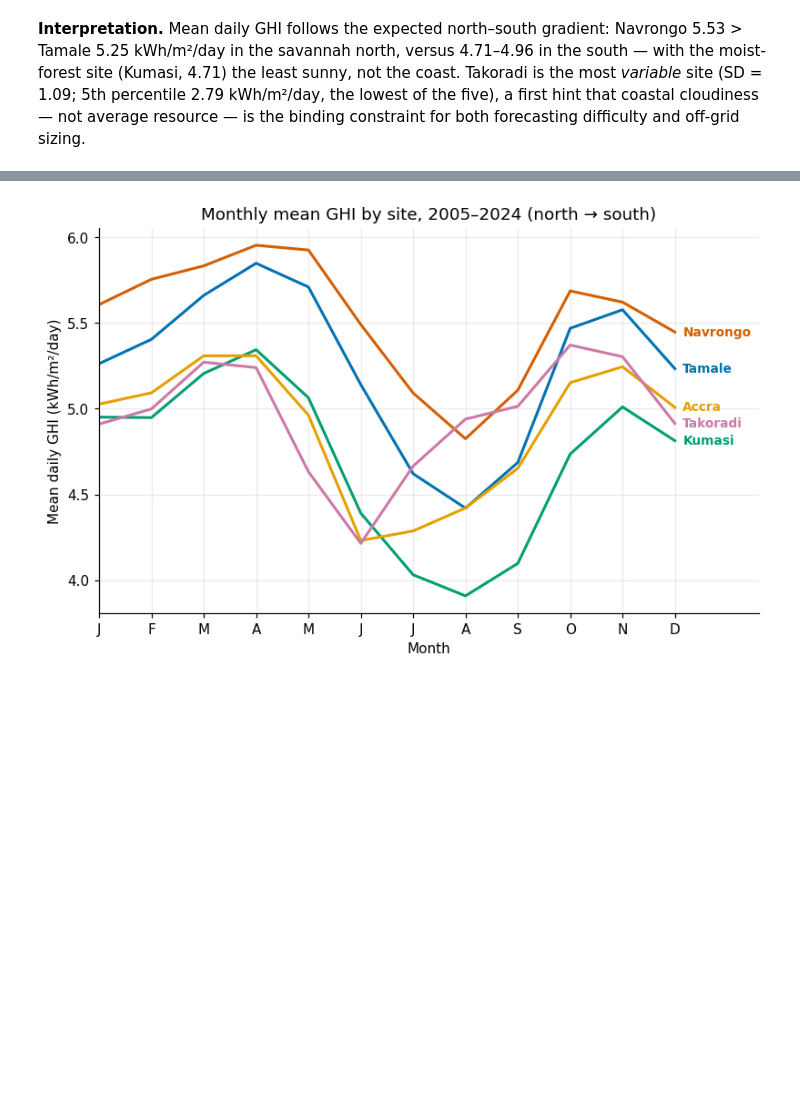
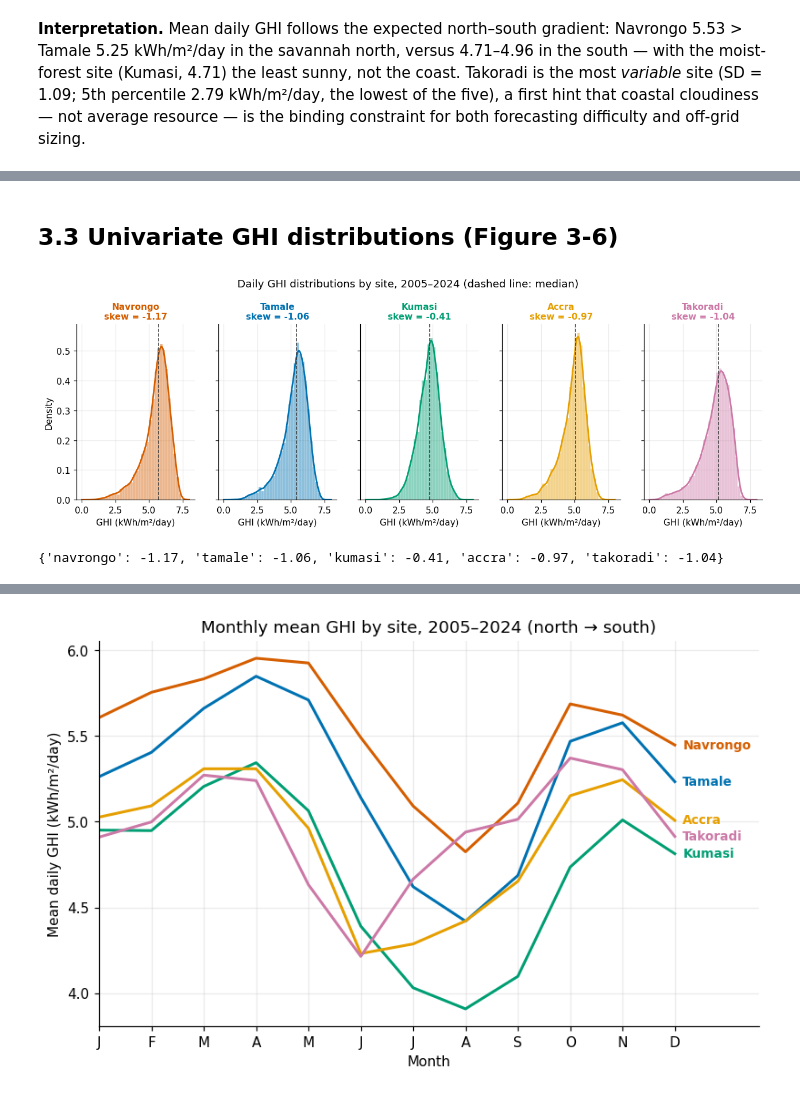
Before and after one commit to kudumens/capstone-solar-ghana, a Jupyter notebook: notebooks/03_eda.ipynb, the cells around one changed output, grey strips where cells are left out. Cells and saved outputs as stored; diff of their text form; code cells hidden in the pictures; blank space fills up the shorter version.

```diff
--- a/notebooks/03_eda.ipynb
+++ b/notebooks/03_eda.ipynb
@@ -78,0 +84,12 @@ the binding constraint for both forecasting difficulty and off-grid sizing.
+# %%
+drivers = [p for p in PARAMETERS if p != TARGET]
+rows = []
+for key in SITE_ORDER:
+    sub = df[df['site'] == key]
+    for p in drivers:
+        s = sub[p]
+        rows.append({'Site': SITE_LABEL[key], 'Variable': p, 'Mean': s.mean(),
+                     'SD': s.std(), 'Min': s.min(), 'Median': s.median(), 'Max': s.max()})
+driver_stats = pd.DataFrame(rows).round(2)
+driver_stats.to_csv(RESULTS / 'eda_driver_summary_stats.csv', index=False)
+driver_stats.pivot(index='Variable', columns='Site', values='Mean').round(1)
@@ -78,0 +106,26 @@ the binding constraint for both forecasting difficulty and off-grid sizing.
+# %% [markdown]
+## 3.3 Univariate GHI distributions (Figure 3-6)
+# %%
+from scipy.stats import gaussian_kde, skew
+
+fig, axes = plt.subplots(1, 5, figsize=(14, 3.6), sharey=True, sharex=True)
+skews = {}
+for ax, key in zip(axes, SITE_ORDER):
+    s = df.loc[df['site'] == key, TARGET].dropna()
+    skews[key] = float(skew(s))
+    ax.hist(s, bins=40, range=(0, 8), density=True, color=SITE_COLOR[key],
+            alpha=0.45, edgecolor='white', linewidth=0.3)
+    xs = np.linspace(0, 8, 200)
+    ax.plot(xs, gaussian_kde(s)(xs), color=SITE_COLOR[key], lw=1.8)
+    ax.axvline(s.median(), color='#333', lw=1, ls='--')
+    ax.set_title(f"{SITE_LABEL[key]}\nskew = {skews[key]:.2f}", fontsize=10,
+                 color=SITE_COLOR[key], fontweight='bold')
+    ax.set_xlabel('GHI (kWh/m²/day)')
+axes[0].set_ylabel('Density')
+fig.suptitle('Daily GHI distributions by site, 2005–2024 (dashed line: median)', y=1.08)
+fig.savefig(FIGDIR / 'fig_03_6_ghi_histograms.png')
+plt.show()
+print({k: round(v, 2) for k, v in skews.items()})
+# %% [output]
+[figure, added]
+{'navrongo': -1.17, 'tamale': -1.06, 'kumasi': -0.41, 'accra': -0.97, 'takoradi': -1.04}
```
Also changed, not shown: parts of 19 cells of this notebook, 15 other files.
